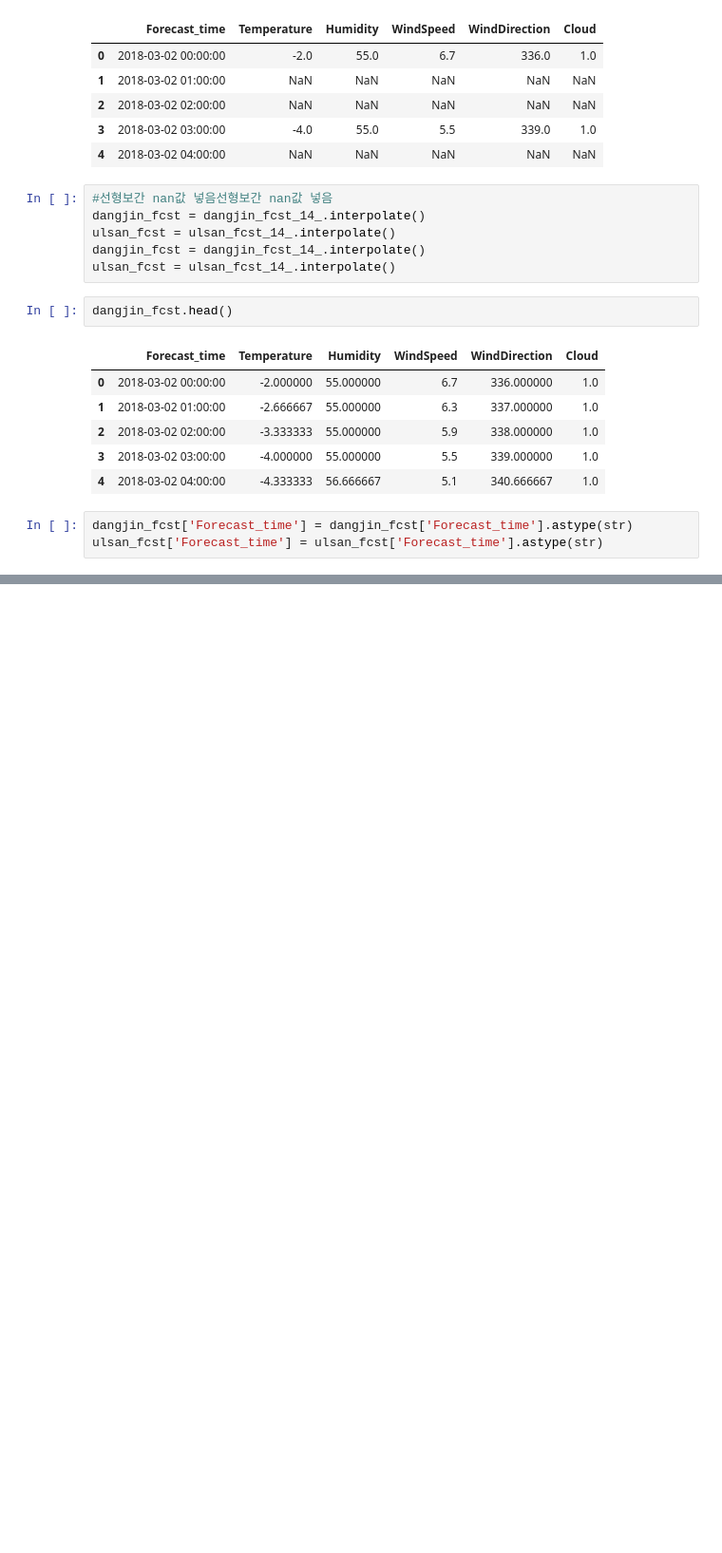
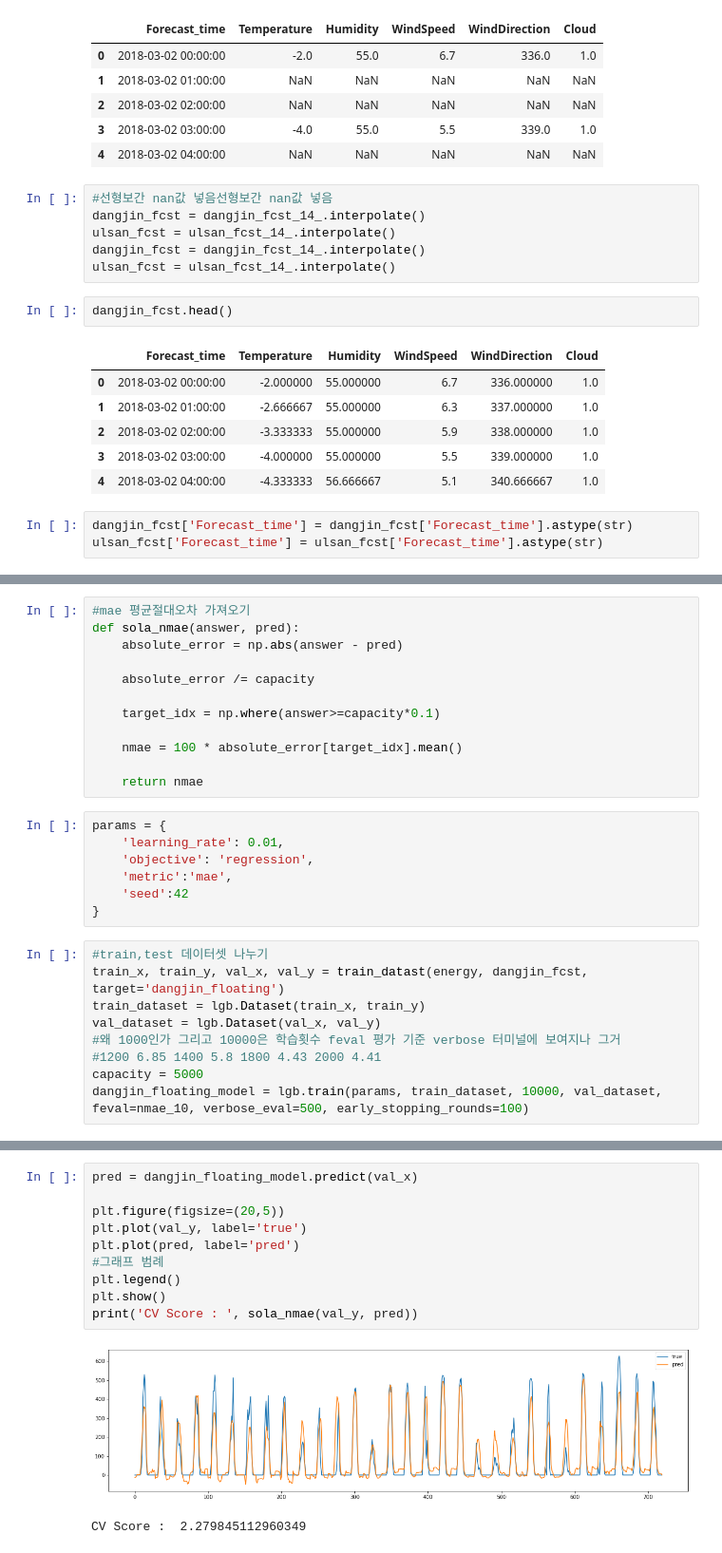
Before and after one commit to jkworldchampion/forecastsolar, a Jupyter notebook: test.ipynb, the cells around one changed output, grey strips where cells are left out. Shown: that part at 95% size. Drawn from its saved outputs; the diff is of its cells as text; blank space fills up the shorter version.

```diff
--- a/test.ipynb
+++ b/test.ipynb
@@ -145,0 +156,28 @@ SyntaxError: invalid syntax (<ipython-input-3-9b5302baee7c>, line 48)
+# %%
+#mae 평균절대오차 가져오기
+def sola_nmae(answer, pred):
+    absolute_error = np.abs(answer - pred)
+
+    absolute_error /= capacity
+
+    target_idx = np.where(answer>=capacity*0.1)
+
+    nmae = 100 * absolute_error[target_idx].mean()
+
+    return nmae
+# %%
+params = {
+    'learning_rate': 0.01,
+    'objective': 'regression',
+    'metric':'mae',
+    'seed':42
+}
+# %%
+#train,test 데이터셋 나누기
+train_x, train_y, val_x, val_y = train_datast(energy, dangjin_fcst, target='dangjin_floating')
+train_dataset = lgb.Dataset(train_x, train_y)
+val_dataset = lgb.Dataset(val_x, val_y)
+#왜 1000인가 그리고 10000은 학습횟수 feval 평가 기준 verbose 터미널에 보여지나 그거
+#1200 6.85 1400 5.8 1800 4.43 2000 4.41
+capacity = 5000
+dangjin_floating_model = lgb.train(params, train_dataset, 10000, val_dataset, feval=nmae_10, verbose_eval=500, early_stopping_rounds=100)
@@ -145,0 +195,13 @@ SyntaxError: invalid syntax (<ipython-input-3-9b5302baee7c>, line 48)
+# %%
+pred = dangjin_floating_model.predict(val_x)
+
+plt.figure(figsize=(20,5))
+plt.plot(val_y, label='true')
+plt.plot(pred, label='pred')
+#그래프 범례
+plt.legend()
+plt.show()
+print('CV Score : ', sola_nmae(val_y, pred))
+# %% [output]
+[figure, added]
+CV Score :  2.279845112960349
```
Also changed, not shown: parts of 18 cells of this notebook, 1 other file.
